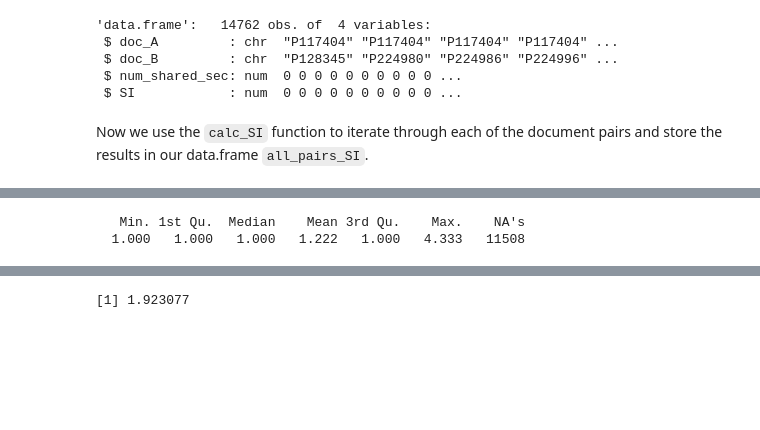
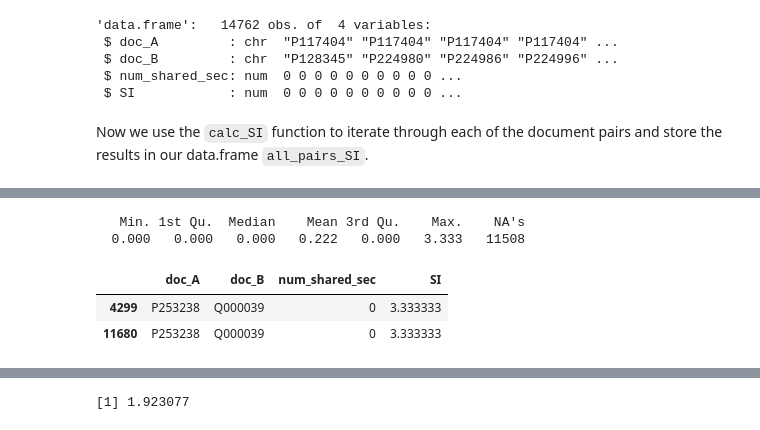
Before and after one commit to ErinBecker/digital-humanities-phylogenetics, a Jupyter notebook: scripts/04_analyze_section_order_R.ipynb, the cells around one changed output, grey strips where cells are left out. Drawn from its saved outputs; the diff is of its cells as text; code cells hidden in the pictures; blank space fills up the shorter version.

```diff
--- a/scripts/04_analyze_section_order_R.ipynb
+++ b/scripts/04_analyze_section_order_R.ipynb
@@ -259,7 +270,7 @@ get_neighborhood = function(doc, i) {
         n = c(n, neighborhood)
 }
         # return combined neighborhood
-        print(n)
+        n
     }
 # %% [markdown]
 Our next step is to create a function to calculate a document-wide synteny index (SI) for any given document pair.
@@ -270,19 +281,19 @@ Our next step is to create a function to calculate a document-wide synteny index
 calc_SI = function(A, B, k) {
 
     I = intersect(A, B)
-    print(I)
+#    print(I)
     counter = 0
 
     for(i in I) {
-        print(i)
+#        print(i)
         n_A = get_neighborhood(A, i)
         n_B = get_neighborhood(B, i)
-        SI = length(na.omit(intersect(n_A, n_B)))
-        print(SI)
+        SI = length(na.omit(intersect(n_A, n_B))) - 1 # subtract the shared section iteself
+#        print(SI)
         counter = counter + SI
         }
 
-return(counter/length(I))
+counter/length(I)
 
     }
 
@@ -349,4 +339,10 @@ character(0)
 summary(all_pairs_SI$SI)
 # %% [output]
    Min. 1st Qu.  Median    Mean 3rd Qu.    Max.    NA's
-  1.000   1.000   1.000   1.222   1.000   4.333   11508
+  0.000   0.000   0.000   0.222   0.000   3.333   11508
+# %%
+all_pairs_SI[which(all_pairs_SI$SI == max(all_pairs_SI$SI, na.rm = TRUE)),]
+# %% [output]
+|  | doc_A | doc_B | num_shared_sec | SI |
+| 4299 | P253238 | Q000039 | 0 | 3.333333 |
+| 11680 | P253238 | Q000039 | 0 | 3.333333 |
```
Also changed, not shown: parts of 7 cells of this notebook.
